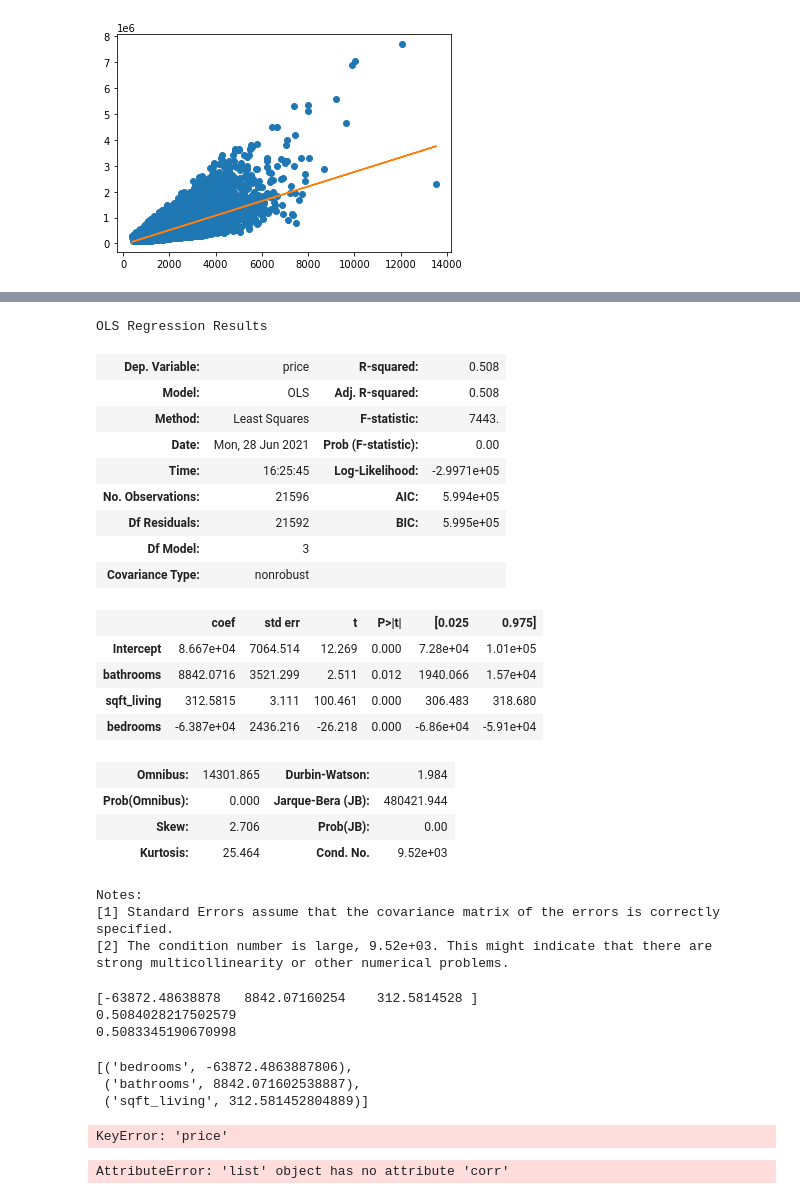
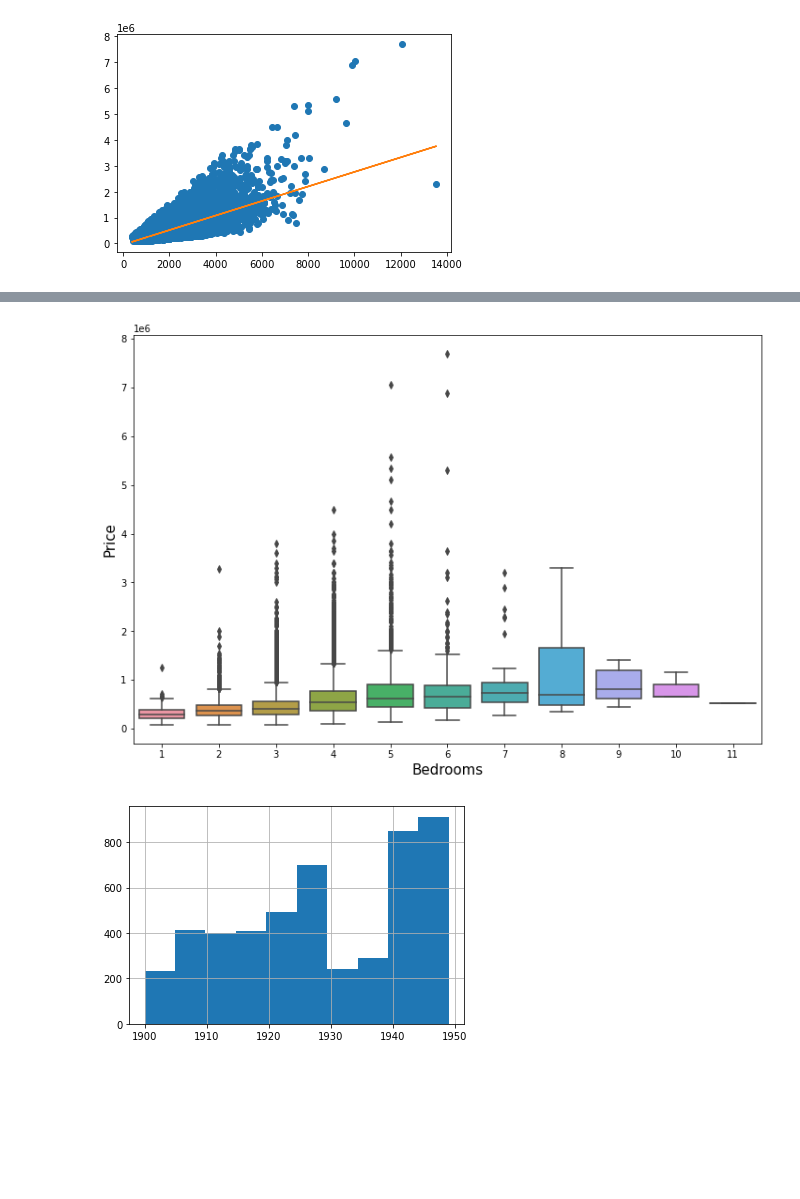
Before and after one commit to asval211/king_county_housing_data, a Jupyter notebook: notebooks/exploratory/Emma/Project_2.ipynb, the cells around one changed output, grey strips where cells are left out. Saved outputs shown, nothing was run; the diff lists cells and outputs as text; code cells hidden in the pictures; blank space fills up the shorter version.

```diff
--- a/notebooks/exploratory/Emma/Project_2.ipynb
+++ b/notebooks/exploratory/Emma/Project_2.ipynb
@@ -216,62 +146,31 @@ df.plot(kind='scatter', x='bedrooms', y='price', ax=axs[2])
 [figure]
 # %%
-f = 'price ~ bathrooms + sqft_living + bedrooms'
-model = ols(formula=f, data=df).fit()
-model.summary()
+#f = 'price ~ bathrooms + sqft_living + bedrooms'
+#model = ols(formula=f, data=df).fit()
+#model.summary()
-# %% [output]
-OLS Regression Results
-| Dep. Variable: | price | R-squared: | 0.508 |
-| Model: | OLS | Adj. R-squared: | 0.508 |
-| Method: | Least Squares | F-statistic: | 7443. |
-| Date: | Mon, 28 Jun 2021 | Prob (F-statistic): | 0.00 |
-| Time: | 16:25:45 | Log-Likelihood: | -2.9971e+05 |
-| No. Observations: | 21596 | AIC: | 5.994e+05 |
-| Df Residuals: | 21592 | BIC: | 5.995e+05 |
-| Df Model: | 3 |  |  |
-| Covariance Type: | nonrobust |  |  |
-|  | coef | std err | t | P>|t| | [0.025 | 0.975] |
-| Intercept | 8.667e+04 | 7064.514 | 12.269 | 0.000 | 7.28e+04 | 1.01e+05 |
-| bathrooms | 8842.0716 | 3521.299 | 2.511 | 0.012 | 1940.066 | 1.57e+04 |
-| sqft_living | 312.5815 | 3.111 | 100.461 | 0.000 | 306.483 | 318.680 |
-| bedrooms | -6.387e+04 | 2436.216 | -26.218 | 0.000 | -6.86e+04 | -5.91e+04 |
-| Omnibus: | 14301.865 | Durbin-Watson: | 1.984 |
-| Prob(Omnibus): | 0.000 | Jarque-Bera (JB): | 480421.944 |
-| Skew: | 2.706 | Prob(JB): | 0.00 |
-| Kurtosis: | 25.464 | Cond. No. | 9.52e+03 |
-Notes:
-[1] Standard Errors assume that the covariance matrix of the errors is correctly specified.
-[2] The condition number is large, 9.52e+03. This might indicate that there are
-strong multicollinearity or other numerical problems.
 # %%
 #sklearn
 
-features = ['bedrooms', 'bathrooms', 'sqft_living']
-X = df[features]
-y = df['price']
+#X = df[features]
+#y = df['price']
 
-mlr = LinearRegression() #instantiate
-mlr.fit(X, y) #fit
+#mlr = LinearRegression() #instantiate
+#mlr.fit(X, y) #fit
 
-print(mlr.coef_)
-print(mlr.score(X,y))
+#print(mlr.coef_)
+#print(mlr.score(X,y))
 # adjusted R-squared
-print(1 - ( 1 - mlr.score(X, y) ) * ( len(y) - 1 ) / ( len(y) - X.shape[1] - 1 ))
+#print(1 - ( 1 - mlr.score(X, y) ) * ( len(y) - 1 ) / ( len(y) - X.shape[1] - 1 ))
-# %% [output]
-[-63872.48638878   8842.07160254    312.5814528 ]
-0.5084028217502579
-0.5083345190670998
 # %%
-list(zip(features, mlr.coef_))
+# Boxplot showing relationship between price and bathrooms
+plt.figure(figsize=(12,8))
+sns.boxplot(x=df['bedrooms'], y=df['price'])
+plt.xlabel('Bedrooms', fontsize=15)
+plt.ylabel('Price', fontsize=15);
 # %% [output]
-[('bedrooms', -63872.4863887806),
- ('bathrooms', 8842.071602538887),
- ('sqft_living', 312.581452804889)]
+[figure, added]
 # %%
-df.loc['price','bedrooms']
+#plt.figure(figsize=(12,8))
+# sns.boxplot(x=df[''], y=df['price'])
+# plt.xlabel('Sq Ft', fontsize=15)
+# plt.ylabel('Price', fontsize=15);
-# %% [output]
-KeyError: 'price'
-# %%
-import seaborn as sns
-sns.heatmap(df_refined.corr(), annot=True);
-# %% [output]
-AttributeError: 'list' object has no attribute 'corr'
@@ -277,0 +190,4 @@ AttributeError: 'list' object has no attribute 'corr'
+# %%
+oldest_homes['yr_built'].hist();
+# %% [output]
+[figure, added]
```
Also changed, not shown: parts of 34 cells of this notebook.
